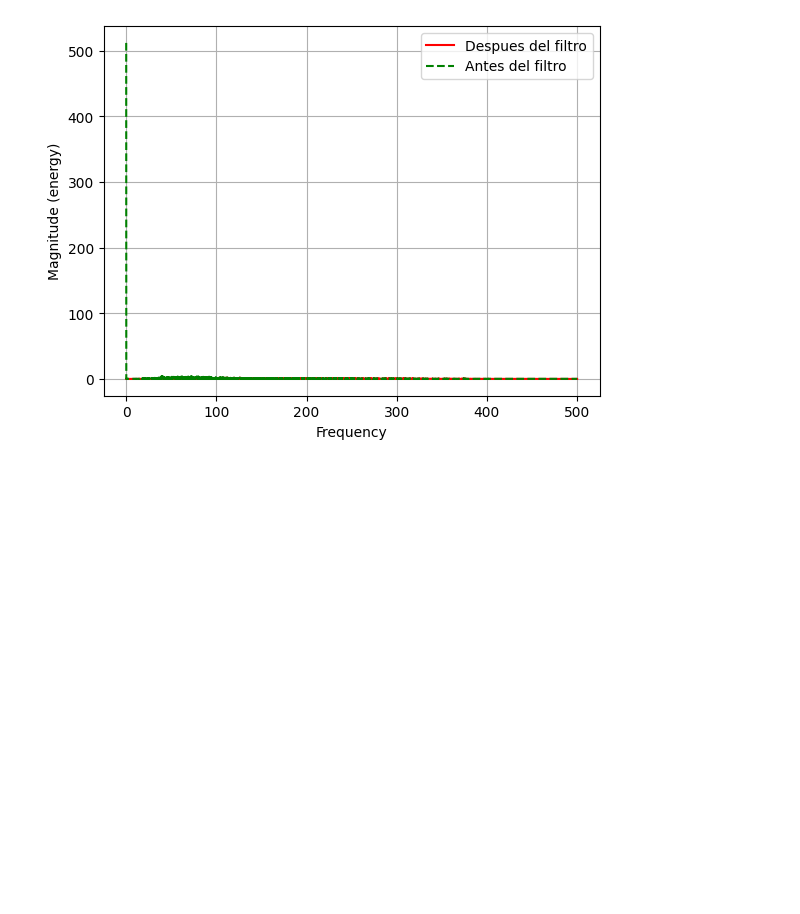
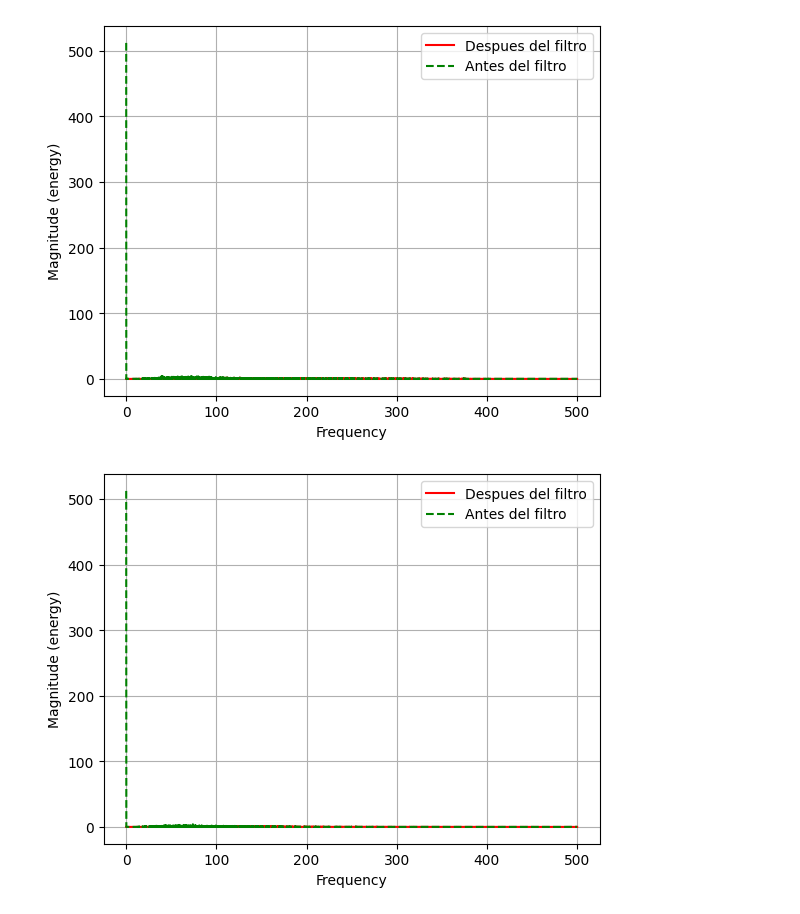
Before and after one commit to PamelaVilchez/GRUPO-08-ISB-2025-II, a Jupyter notebook: Laboratorios/Laboratorio 6 - Filtros/EMG_1.ipynb, the cells around one changed output. Drawn from its saved outputs; the diff is of its cells as text; code cells hidden in the pictures; blank space fills up the shorter version.

```diff
--- a/Laboratorios/Laboratorio 6 - Filtros/EMG_1.ipynb
+++ b/Laboratorios/Laboratorio 6 - Filtros/EMG_1.ipynb
@@ -66,3 +71,15 @@ plt.grid("--")
 plt.show()
 # %% [output]
 [figure]
+# %%
+#señal 2:
+y2= lfilter(b, a, emg_signal_2)
+
+plt.magnitude_spectrum(y2, Fs=1000, color="red", label="Despues del filtro")
+plt.magnitude_spectrum(emg_signal_2, Fs=1000, color="green", ls="--", label="Antes del filtro")
+plt.legend()
+plt.grid("--")
+
+plt.show()
+# %% [output]
+[figure, added]
```
Also changed, not shown: parts of 2 cells of this notebook.
